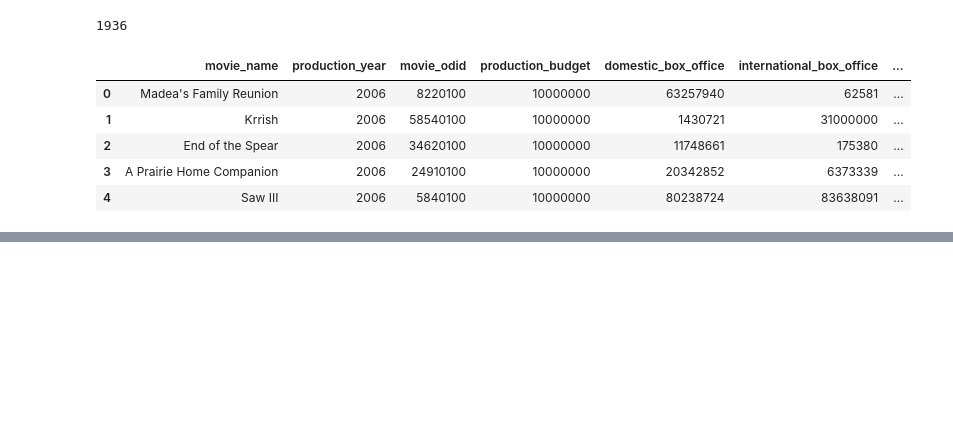
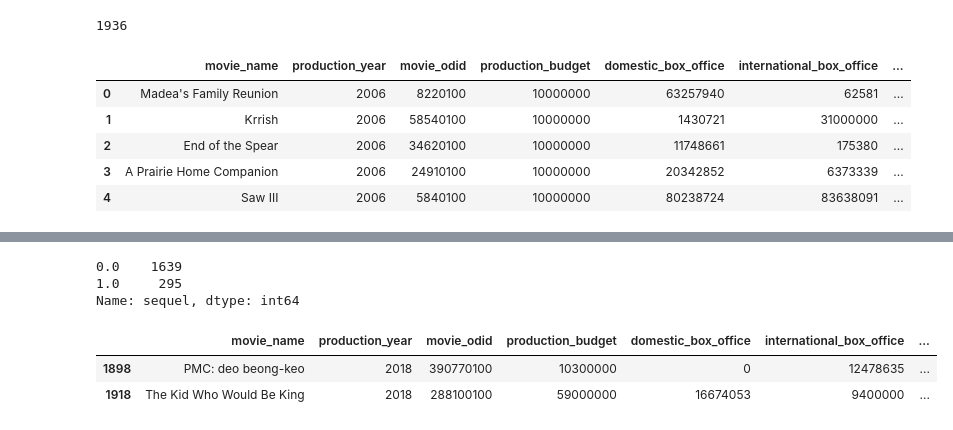
Before and after one commit to melodygr/microsoft_movie_analysis, a Jupyter notebook: Box_Office_Trends.ipynb, the cells around one changed output, grey strips where cells are left out. Drawn from its saved outputs; the diff is of its cells as text; code cells hidden in the pictures; blank space fills up the shorter version.

```diff
--- a/Box_Office_Trends.ipynb
+++ b/Box_Office_Trends.ipynb
@@ -42,0 +113,11 @@ Name: production_year, dtype: int64
+# %%
+# Two records don't have a value for sequel.  I think it is safe to set them to 0 like most of the other movies
+print(opus_movie_data_df.sequel.value_counts())
+opus_movie_data_df[opus_movie_data_df.sequel.isna()]
+# %% [output]
+0.0    1639
+1.0     295
+Name: sequel, dtype: int64
+|  | movie_name | production_year | movie_odid | production_budget | domestic_box_office | international_box_office | ... |
+| 1898 | PMC: deo beong-keo | 2018 | 390770100 | 10300000 | 0 | 12478635 | ... |
+| 1918 | The Kid Who Would Be King | 2018 | 288100100 | 59000000 | 16674053 | 9400000 | ... |
```
Also changed, not shown: parts of 14 cells of this notebook, 3 other files.
